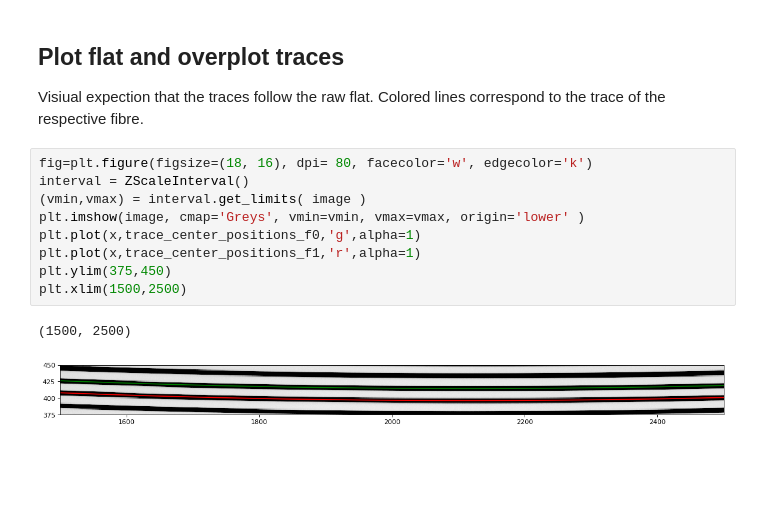
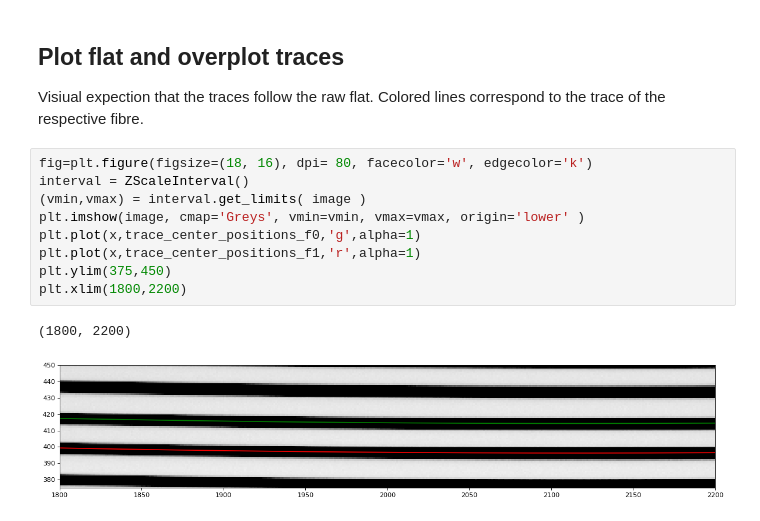
Before and after one commit to MarkusRabus/NRES-checks, a Jupyter notebook: check_TRACE.ipynb, the cells around one changed output. Saved outputs shown, nothing was run; the diff lists cells and outputs as text; blank space fills up the shorter version.

```diff
--- a/check_TRACE.ipynb
+++ b/check_TRACE.ipynb
@@ -86,12 +87,12 @@ Visiual expection that the traces follow the raw flat. Colored lines correspond
 # %%
 fig=plt.figure(figsize=(18, 16), dpi= 80, facecolor='w', edgecolor='k')
 interval = ZScaleInterval()
 (vmin,vmax) = interval.get_limits( image )
 plt.imshow(image, cmap='Greys', vmin=vmin, vmax=vmax, origin='lower' )
 plt.plot(x,trace_center_positions_f0,'g',alpha=1)
 plt.plot(x,trace_center_positions_f1,'r',alpha=1)
 plt.ylim(375,450)
-plt.xlim(1500,2500)
+plt.xlim(1800,2200)
 # %% [output]
-(1500, 2500)
+(1800, 2200)
-[figure, old version]
+[figure, new version]
```
Also changed, not shown: parts of 2 cells of this notebook.
